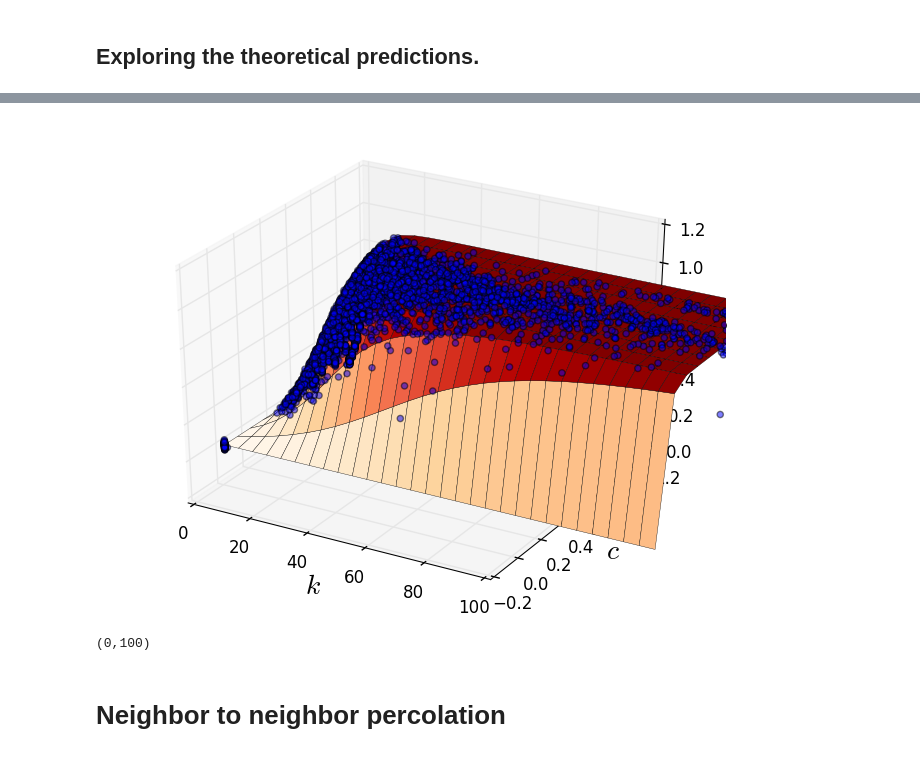
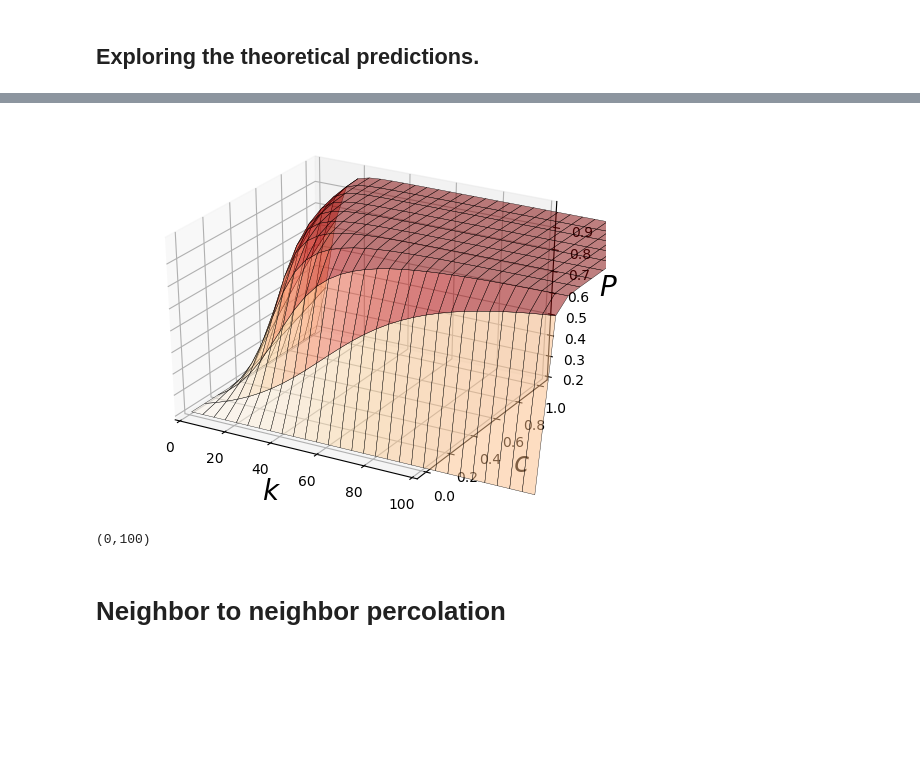
Before and after one commit to jnkh/indirect-rec, a Jupyter notebook: src/ReputationDiffusionClose.ipynb, the cells around one changed output, grey strips where cells are left out. Drawn from its saved outputs; the diff is of its cells as text; code cells hidden in the pictures; blank space fills up the shorter version.

```diff
--- a/src/ReputationDiffusionClose.ipynb
+++ b/src/ReputationDiffusionClose.ipynb
@@ -163,8 +287,8 @@ For the Watts Strogatz model this theory works least well because the "randomnes
 ## Exploring the theoretical predictions.
 # %%
 p = 0.2
-k_range = collect(1:5:150)
-c_range = collect(0:0.1:1)
+k_range = [1,4,16,64,128]#collect(1:5:150)
+c_range = collect(0.01:0.05:1)
 k_grid = repmat(k_range,1,length(c_range))
 c_grid = repmat(c_range',length(k_range),1)
 p_knowns_range = zeros(length(k_range),length(c_range))
@@ -195,17 +337,17 @@ xlim([0,50])
 # %%
 close("all")
 ax = figure()[:add_subplot](1,1,1, projection="3d")
-ax[:scatter3D](ks_fb,cs_fb,p_knowns_fb,alpha=0.5)
+#ax[:scatter3D](ks_fb,cs_fb,p_knowns_fb,alpha=0.5)
 ax[:plot_surface](k_grid,c_grid, p_knowns_range, edgecolors="k",cstride=1,rstride=1,
-cmap=ColorMap("OrRd"), alpha=1.0, linewidth=0.25)
+cmap=ColorMap("OrRd"), alpha=.5, linewidth=0.25)
 xlabel(L"k",size=20)
 ylabel(L"c",size=20)
 zlabel(L"P",size=20)
 xlim([0,100])
 # pygui(true)
 # ion()
 # %% [output]
-[figure, old version]
+[figure, new version]
 (0,100)
 # %% [markdown]
 # Neighbor to neighbor percolation
```
Also changed, not shown: parts of 15 cells of this notebook.
